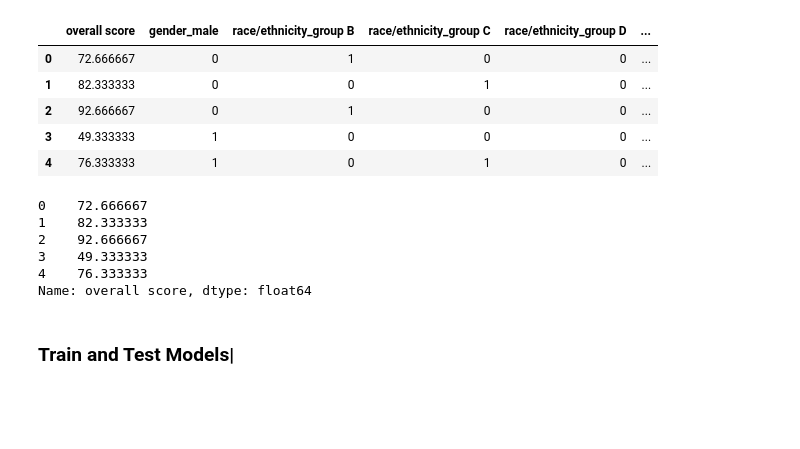
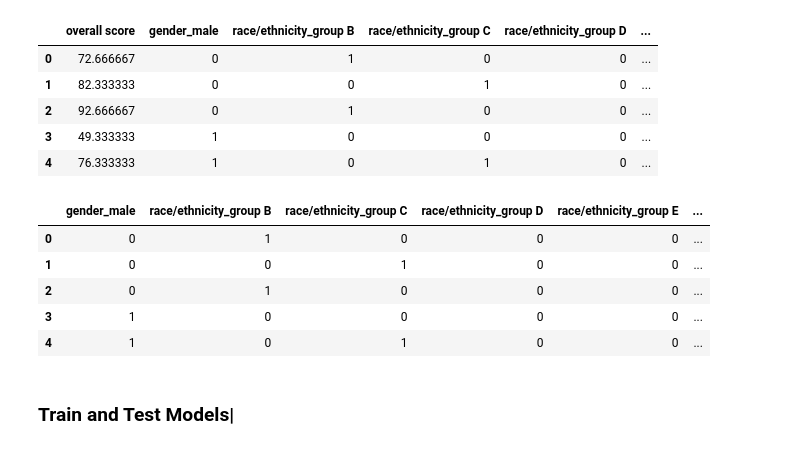
Before and after one commit to MannyOjo/Student-Performance, a Jupyter notebook: StudentPerformance.ipynb, the cells around one changed output. Cells and saved outputs as stored; diff of their text form; code cells hidden in the pictures; blank space fills up the shorter version.

```diff
--- a/StudentPerformance.ipynb
+++ b/StudentPerformance.ipynb
@@ -242,12 +246,12 @@ y = df2['overall score']
 # %%
-y.head()
+X.head()
 # %% [output]
-0    72.666667
-1    82.333333
-2    92.666667
-3    49.333333
-4    76.333333
-Name: overall score, dtype: float64
+|  | gender_male | race/ethnicity_group B | race/ethnicity_group C | race/ethnicity_group D | race/ethnicity_group E | ... |
+| 0 | 0 | 1 | 0 | 0 | 0 | ... |
+| 1 | 0 | 0 | 1 | 0 | 0 | ... |
+| 2 | 0 | 1 | 0 | 0 | 0 | ... |
+| 3 | 1 | 0 | 0 | 0 | 0 | ... |
+| 4 | 1 | 0 | 1 | 0 | 0 | ... |
 # %% [markdown]
 ### Train and Test Models|
 # %%
```
Also changed, not shown: parts of 12 cells of this notebook.
